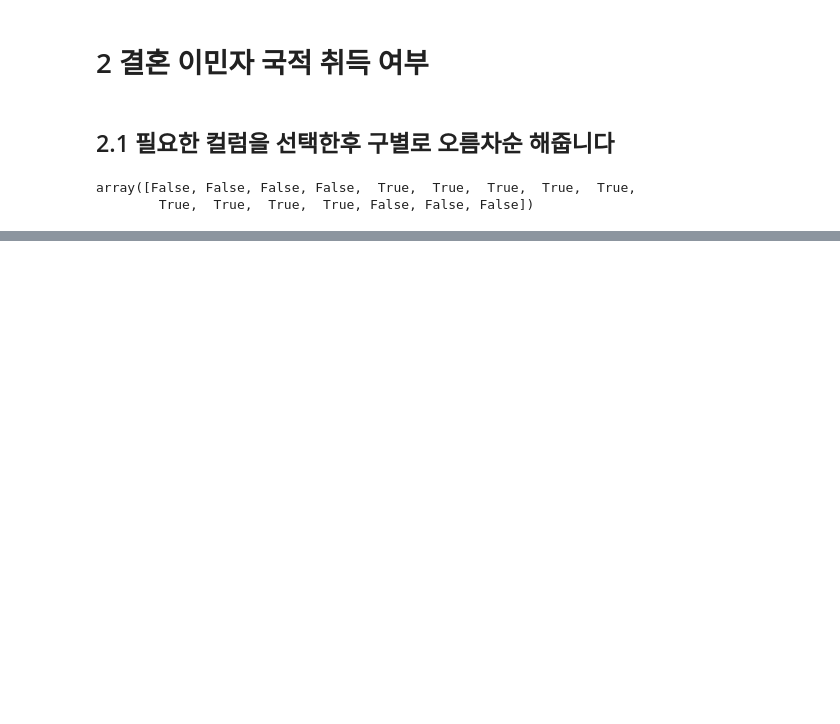
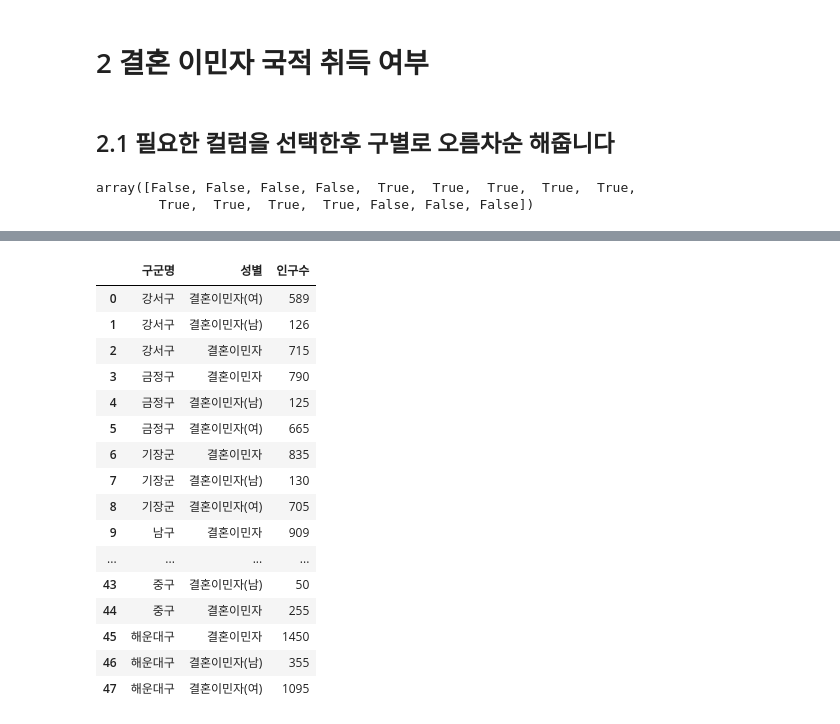
Before and after one commit to ghdaud30/Kaggle-Dacon, a Jupyter notebook: Analysis/부산_다문화_인구_분석.ipynb, the cells around one changed output, grey strips where cells are left out. Cells and saved outputs as stored; diff of their text form; code cells hidden in the pictures; blank space fills up the shorter version.

```diff
--- a/Analysis/부산_다문화_인구_분석.ipynb
+++ b/Analysis/부산_다문화_인구_분석.ipynb
@@ -406,0 +381,23 @@ df_by_immigration.sort_index()
+# %%
+df_by_immigration = df.melt(id_vars='구군명',value_vars= columns,var_name='성별',value_name='인구수')
+df_by_immigration.sort_values('구군명', inplace=True)
+df_by_immigration.reset_index(drop=True, inplace=True)
+df_by_immigration
+# %% [output]
+|  | 구군명 | 성별 | 인구수 |
+| 0 | 강서구 | 결혼이민자(여) | 589 |
+| 1 | 강서구 | 결혼이민자(남) | 126 |
+| 2 | 강서구 | 결혼이민자 | 715 |
+| 3 | 금정구 | 결혼이민자 | 790 |
+| 4 | 금정구 | 결혼이민자(남) | 125 |
+| 5 | 금정구 | 결혼이민자(여) | 665 |
+| 6 | 기장군 | 결혼이민자 | 835 |
+| 7 | 기장군 | 결혼이민자(남) | 130 |
+| 8 | 기장군 | 결혼이민자(여) | 705 |
+| 9 | 남구 | 결혼이민자 | 909 |
+| ... | ... | ... | ... |
+| 43 | 중구 | 결혼이민자(남) | 50 |
+| 44 | 중구 | 결혼이민자 | 255 |
+| 45 | 해운대구 | 결혼이민자 | 1450 |
+| 46 | 해운대구 | 결혼이민자(남) | 355 |
+| 47 | 해운대구 | 결혼이민자(여) | 1095 |
```
Also changed, not shown: parts of 5 cells of this notebook.
